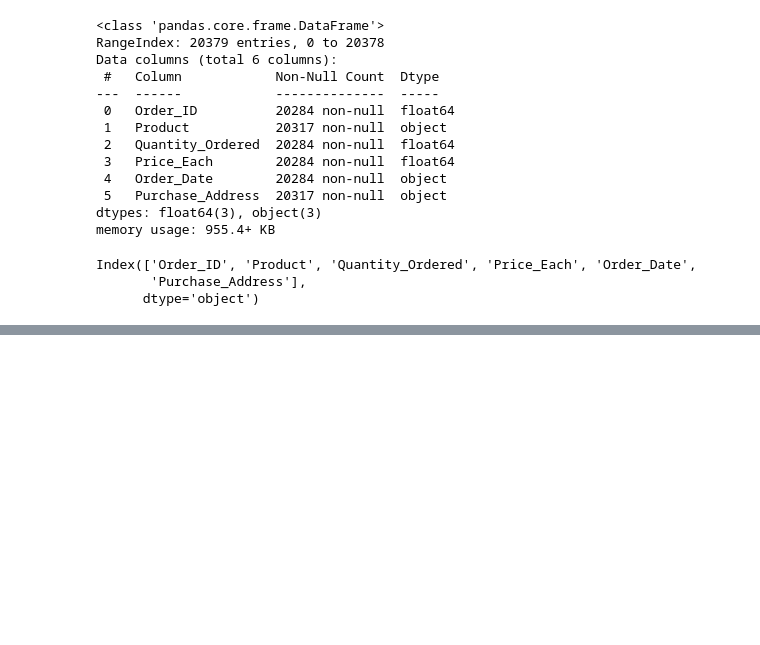
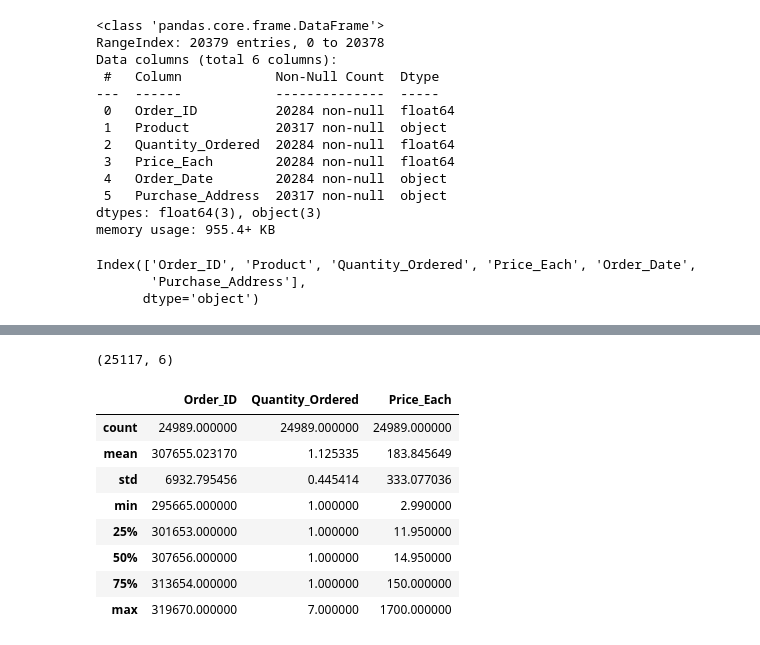
Before and after one commit to Samidirbsa/PowerBI_Capstone_Project, a Jupyter notebook: notebook.ipynb, the cells around one changed output, grey strips where cells are left out. Saved outputs shown, nothing was run; the diff lists cells and outputs as text; code cells hidden in the pictures; blank space fills up the shorter version.

```diff
--- a/notebook.ipynb
+++ b/notebook.ipynb
@@ -1031,0 +1241,16 @@ dap_dec.head()
+# %%
+dap_dec.shape
+# %% [output]
+(25117, 6)
+# %%
+dap_dec.describe()
+# %% [output]
+|  | Order_ID | Quantity_Ordered | Price_Each |
+| count | 24989.000000 | 24989.000000 | 24989.000000 |
+| mean | 307655.023170 | 1.125335 | 183.845649 |
+| std | 6932.795456 | 0.445414 | 333.077036 |
+| min | 295665.000000 | 1.000000 | 2.990000 |
+| 25% | 301653.000000 | 1.000000 | 11.950000 |
+| 50% | 307656.000000 | 1.000000 | 14.950000 |
+| 75% | 313654.000000 | 1.000000 | 150.000000 |
+| max | 319670.000000 | 7.000000 | 1700.000000 |
```
Also changed, not shown: parts of 20 cells of this notebook.
